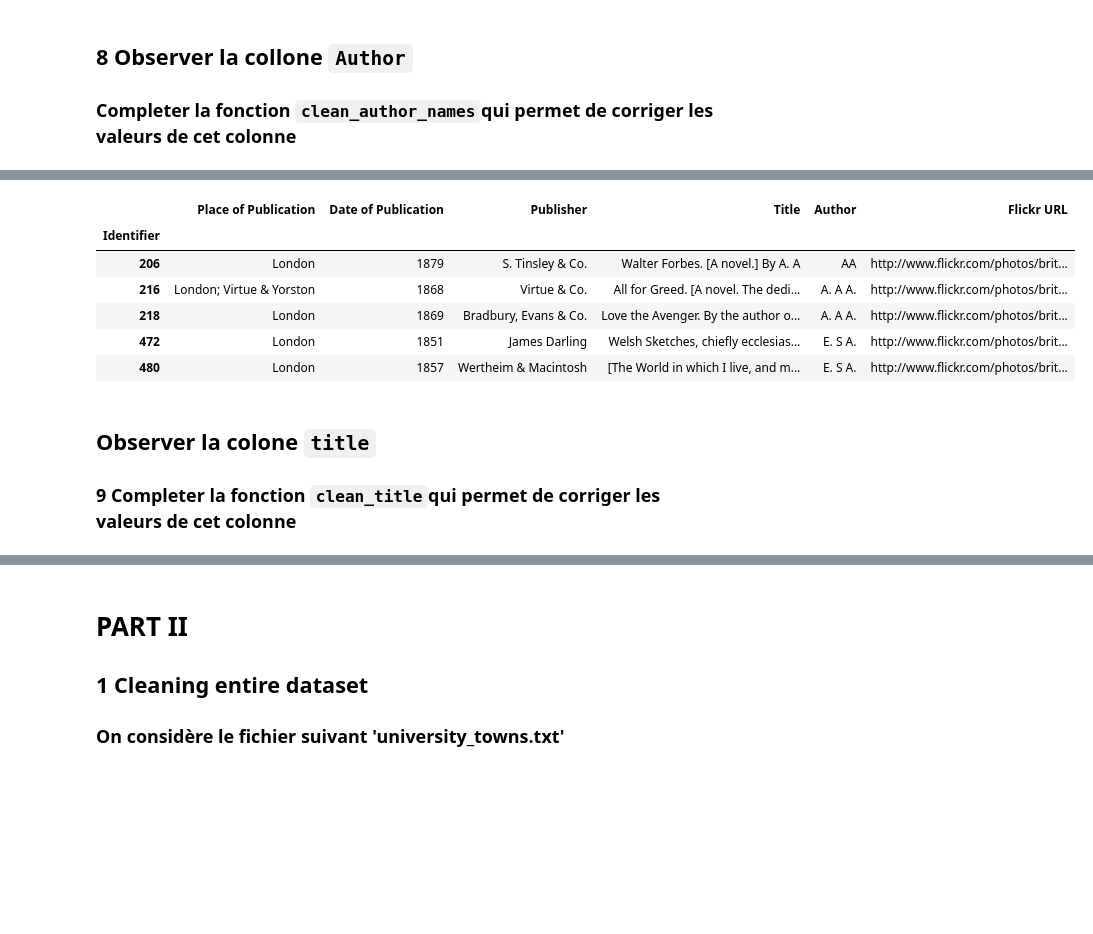
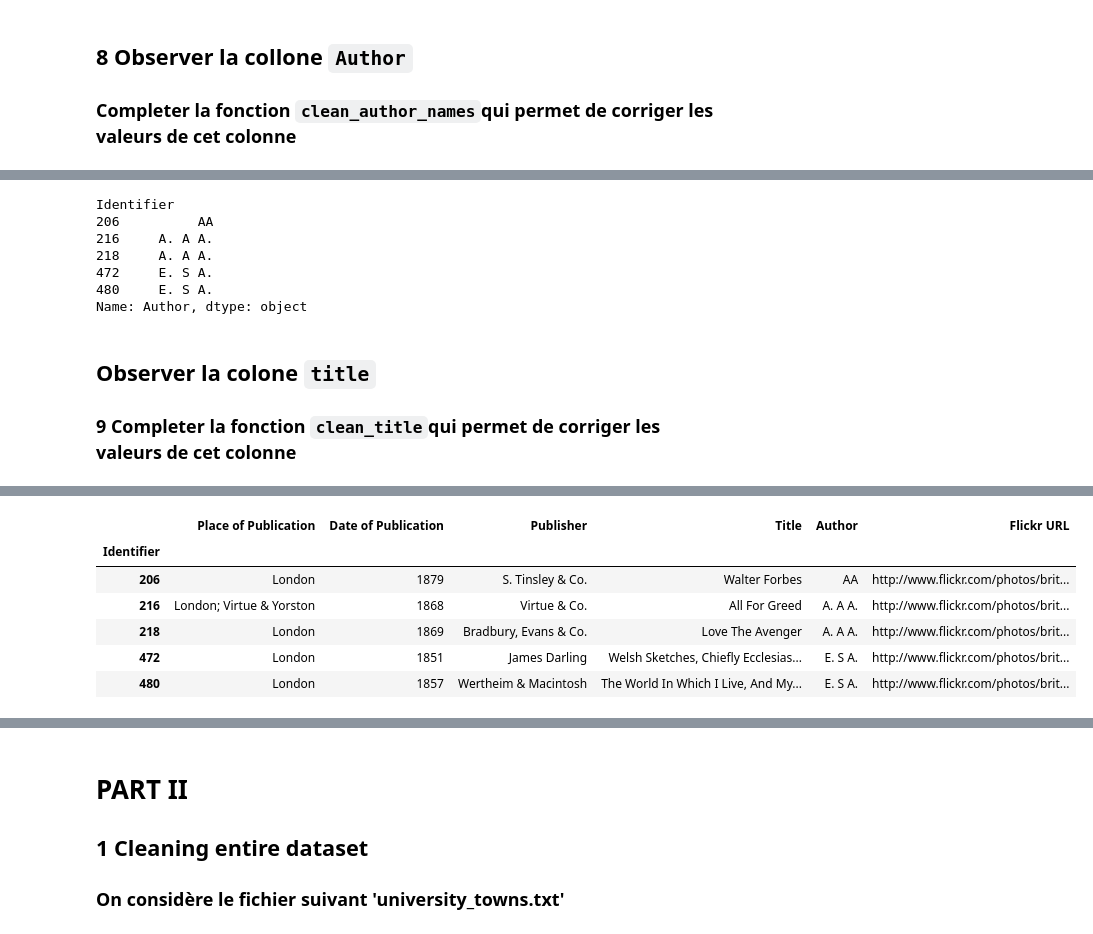
Before and after one commit to haythemmrad8/3DNI_DM, a Jupyter notebook: TP1/Data Cleaning TP1-E.ipynb, the cells around one changed output, grey strips where cells are left out. Drawn from its saved outputs; the diff is of its cells as text; code cells hidden in the pictures; blank space fills up the shorter version.

Commit message:
part 1 done

```diff
--- a/TP1/Data Cleaning TP1-E.ipynb
+++ b/TP1/Data Cleaning TP1-E.ipynb
@@ -238,9 +238,9 @@ def clean_author_names(author):
         parts = first_name.split('.')
 
         if len(parts) > 1:
-            first_part = first_name.find('.')
-            last_part = first_name.find('.',first_part +1)
-            first_name = first_name[:last_part]
+            first_oocurance = first_name.find('.')
+            last_oocurance = first_name.find('.',first_oocurance +1)
+            first_name = first_name[:last_oocurance]
         else:
             first_name = first_name[:first_name('.')]
 
@@ -254,15 +254,15 @@ df['Author'] = df['Author'].apply(clean_author_names)
 # Résultat attendu
 <img src="Datasets\capture42.png">
 # %%
-df.head()
+df['Author'].head(5)
 # %% [output]
-|  | Place of Publication | Date of Publication | Publisher | Title | Author | Flickr URL |
-| Identifier |  |  |  |  |  |  |
-| 206 | London | 1879 | S. Tinsley & Co. | Walter Forbes. [A novel.] By A. A | AA | http://www.flickr.com/photos/brit... |
-| 216 | London; Virtue & Yorston | 1868 | Virtue & Co. | All for Greed. [A novel. The dedi... | A. A A. | http://www.flickr.com/photos/brit... |
-| 218 | London | 1869 | Bradbury, Evans & Co. | Love the Avenger. By the author o... | A. A A. | http://www.flickr.com/photos/brit... |
-| 472 | London | 1851 | James Darling | Welsh Sketches, chiefly ecclesias... | E. S A. | http://www.flickr.com/photos/brit... |
-| 480 | London | 1857 | Wertheim & Macintosh | [The World in which I live, and m... | E. S A. | http://www.flickr.com/photos/brit... |
+Identifier
+206          AA
+216     A. A A.
+218     A. A A.
+472     E. S A.
+480     E. S A.
+Name: Author, dtype: object
 # %% [markdown]
 ##  Observer la colone `title`
 ### 9 Completer la fonction `clean_title`qui permet de corriger les valeurs de cet colonne
@@ -272,26 +272,35 @@ df.head()
 # %%
 ## complétrer la fonction suivante ( à la place de pass)
 
 def clean_title(title):
 
     if title == 'nan':
         return 'NaN'
 
     if title[0] == '[':
-         title = title[1:title.find(']')]
+        title = title[1: title.find(']')]
 
     if 'by' in title:
-         title = title[:title.find('by')]
+          title = title[:title.find('by')]
     elif 'By' in title:
-         title = title[:title.find('by')]
+        title = title[:title.find('By')]
 
     if '[' in title:
-         title = title[:title.find(']')]
+        title = title[:title.find('[')]
 
     title = title[:-2]
 
     title = list(map(str.capitalize, title.split()))
     return ' '.join(title)
 
 df['Title'] = df['Title'].apply(clean_title)
+df.head()
+# %% [output]
+|  | Place of Publication | Date of Publication | Publisher | Title | Author | Flickr URL |
+| Identifier |  |  |  |  |  |  |
+| 206 | London | 1879 | S. Tinsley & Co. | Walter Forbes | AA | http://www.flickr.com/photos/brit... |
+| 216 | London; Virtue & Yorston | 1868 | Virtue & Co. | All For Greed | A. A A. | http://www.flickr.com/photos/brit... |
+| 218 | London | 1869 | Bradbury, Evans & Co. | Love The Avenger | A. A A. | http://www.flickr.com/photos/brit... |
+| 472 | London | 1851 | James Darling | Welsh Sketches, Chiefly Ecclesias... | E. S A. | http://www.flickr.com/photos/brit... |
+| 480 | London | 1857 | Wertheim & Macintosh | The World In Which I Live, And My... | E. S A. | http://www.flickr.com/photos/brit... |
 # %%
```
Also changed, not shown: parts of 2 cells of this notebook.
